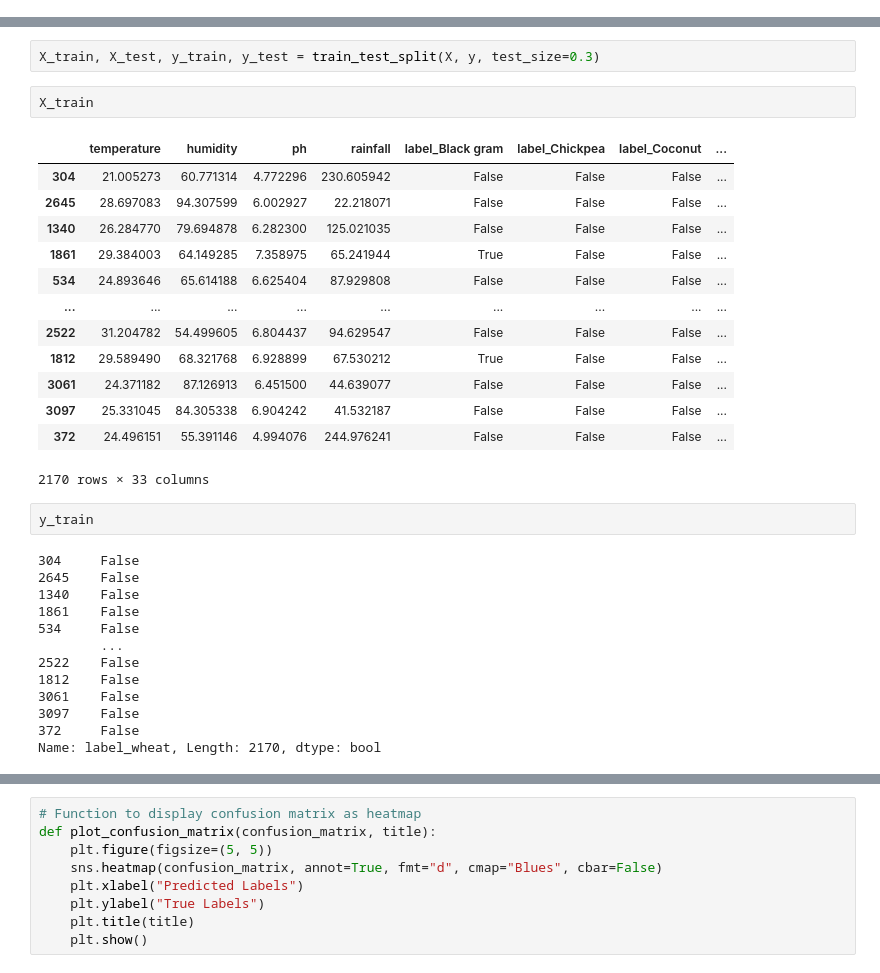
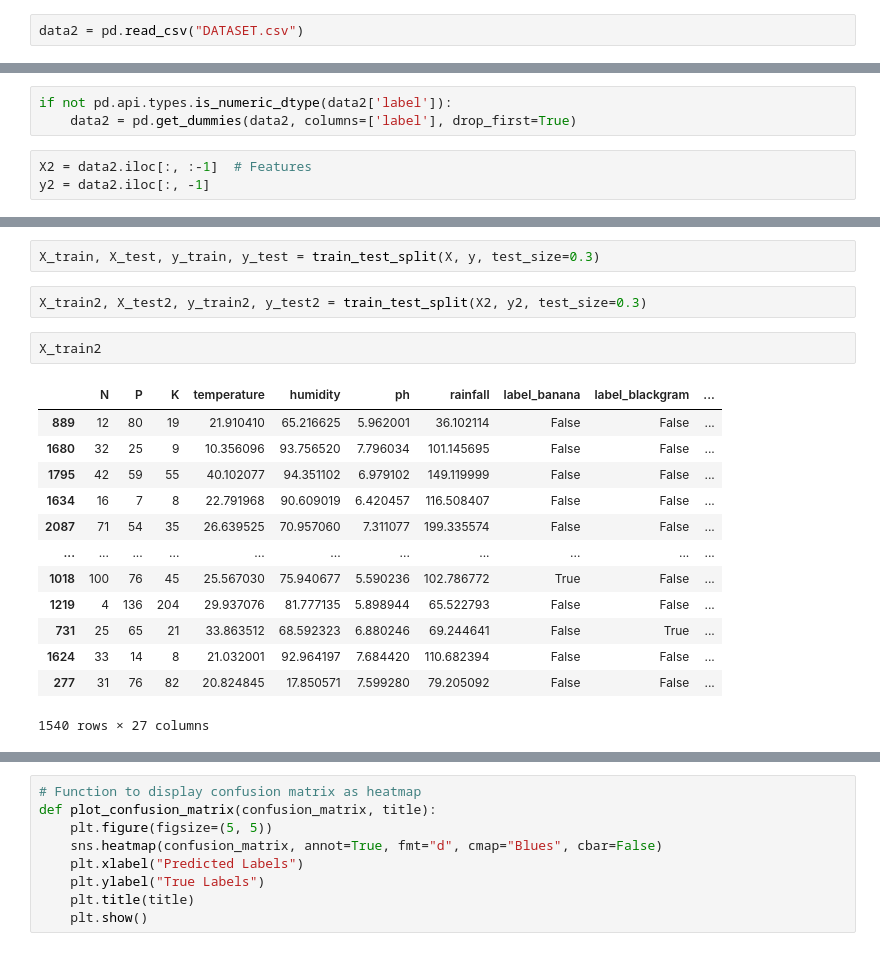
Before and after one commit to siddhant-rajhans/ML_crop-prediction, a Jupyter notebook: cp_simplified.ipynb, the cells around one changed output, grey strips where cells are left out. Saved outputs shown, nothing was run; the diff lists cells and outputs as text.

Commit message:
added 2nd dataset

```diff
--- a/cp_simplified.ipynb
+++ b/cp_simplified.ipynb
@@ -9,2 +10,4 @@ from sklearn.metrics import accuracy_score
 # %%
 data = pd.read_csv("cpdata.csv")
+# %%
+data2 = pd.read_csv("DATASET.csv")
@@ -27,6 +48,12 @@ data
 # %%
 if not pd.api.types.is_numeric_dtype(data['label']):
     data = pd.get_dummies(data, columns=['label'], drop_first=True)
+# %%
+if not pd.api.types.is_numeric_dtype(data2['label']):
+    data2 = pd.get_dummies(data2, columns=['label'], drop_first=True)
+# %%
+X2 = data2.iloc[:, :-1]  # Features
+y2 = data2.iloc[:, -1]
 # %%
 X = data.iloc[:, :-1]  # Features
 y = data.iloc[:, -1]
@@ -74,34 +88,21 @@ len(crops)
 30
 # %%
 X_train, X_test, y_train, y_test = train_test_split(X, y, test_size=0.3)
-# %%
-X_train
-# %% [output]
-|  | temperature | humidity | ph | rainfall | label_Black gram | label_Chickpea | label_Coconut | ... |
-| 304 | 21.005273 | 60.771314 | 4.772296 | 230.605942 | False | False | False | ... |
-| 2645 | 28.697083 | 94.307599 | 6.002927 | 22.218071 | False | False | False | ... |
-| 1340 | 26.284770 | 79.694878 | 6.282300 | 125.021035 | False | False | False | ... |
-| 1861 | 29.384003 | 64.149285 | 7.358975 | 65.241944 | True | False | False | ... |
-| 534 | 24.893646 | 65.614188 | 6.625404 | 87.929808 | False | False | False | ... |
-| ... | ... | ... | ... | ... | ... | ... | ... | ... |
-| 2522 | 31.204782 | 54.499605 | 6.804437 | 94.629547 | False | False | False | ... |
-| 1812 | 29.589490 | 68.321768 | 6.928899 | 67.530212 | True | False | False | ... |
-| 3061 | 24.371182 | 87.126913 | 6.451500 | 44.639077 | False | False | False | ... |
-| 3097 | 25.331045 | 84.305338 | 6.904242 | 41.532187 | False | False | False | ... |
-| 372 | 24.496151 | 55.391146 | 4.994076 | 244.976241 | False | False | False | ... |
-2170 rows × 33 columns
-# %%
-y_train
-# %% [output]
-304     False
-2645    False
-1340    False
-1861    False
-534     False
-        ...
-2522    False
-1812    False
-3061    False
-3097    False
-372     False
-Name: label_wheat, Length: 2170, dtype: bool
+# %%
+X_train2, X_test2, y_train2, y_test2 = train_test_split(X2, y2, test_size=0.3)
+# %%
+X_train2
+# %% [output]
+|  | N | P | K | temperature | humidity | ph | rainfall | label_banana | label_blackgram | ... |
+| 889 | 12 | 80 | 19 | 21.910410 | 65.216625 | 5.962001 | 36.102114 | False | False | ... |
+| 1680 | 32 | 25 | 9 | 10.356096 | 93.756520 | 7.796034 | 101.145695 | False | False | ... |
+| 1795 | 42 | 59 | 55 | 40.102077 | 94.351102 | 6.979102 | 149.119999 | False | False | ... |
+| 1634 | 16 | 7 | 8 | 22.791968 | 90.609019 | 6.420457 | 116.508407 | False | False | ... |
+| 2087 | 71 | 54 | 35 | 26.639525 | 70.957060 | 7.311077 | 199.335574 | False | False | ... |
+| ... | ... | ... | ... | ... | ... | ... | ... | ... | ... | ... |
+| 1018 | 100 | 76 | 45 | 25.567030 | 75.940677 | 5.590236 | 102.786772 | True | False | ... |
+| 1219 | 4 | 136 | 204 | 29.937076 | 81.777135 | 5.898944 | 65.522793 | False | False | ... |
+| 731 | 25 | 65 | 21 | 33.863512 | 68.592323 | 6.880246 | 69.244641 | False | True | ... |
+| 1624 | 33 | 14 | 8 | 21.032001 | 92.964197 | 7.684420 | 110.682394 | False | False | ... |
+| 277 | 31 | 76 | 82 | 20.824845 | 17.850571 | 7.599280 | 79.205092 | False | False | ... |
+1540 rows × 27 columns
```
Also changed, not shown: parts of 19 cells of this notebook, 8 other files.
